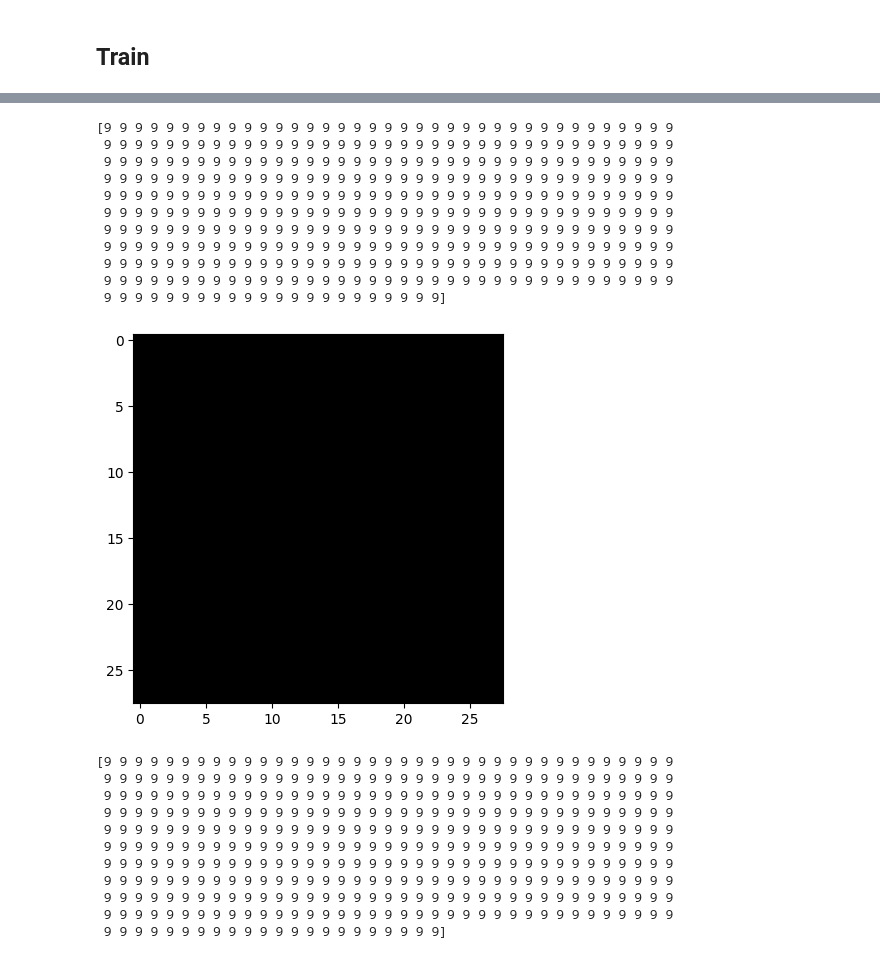
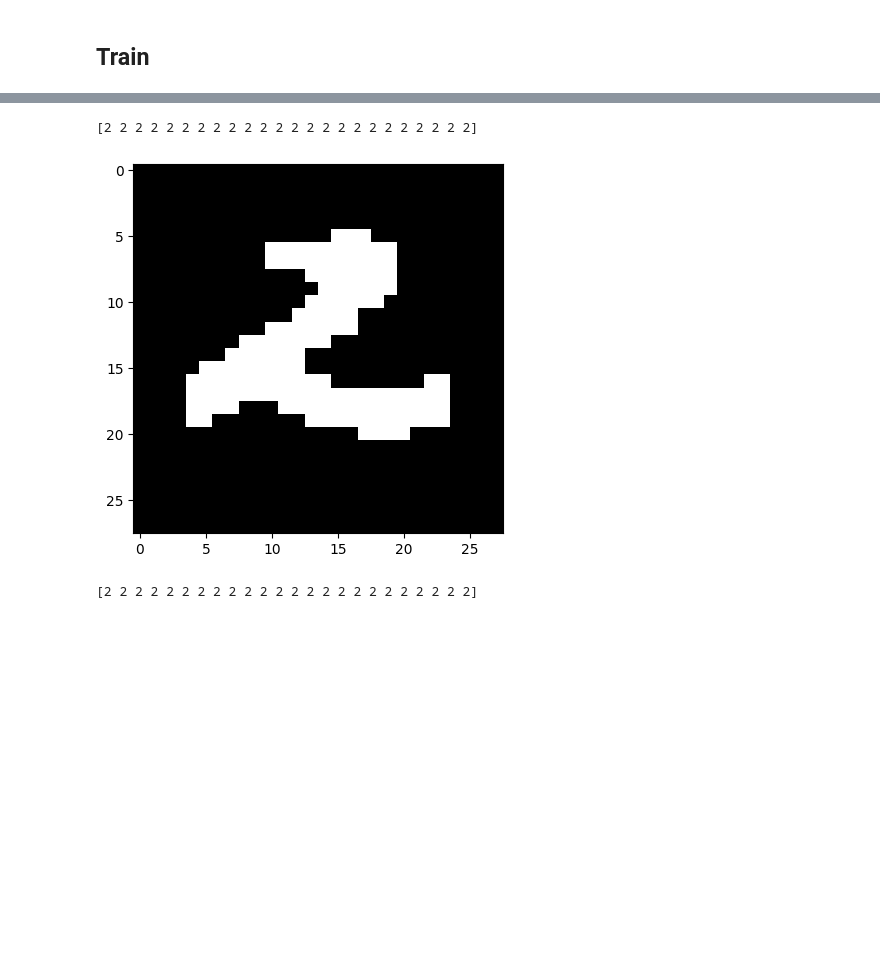
Before and after one commit to ethan-w-roland/AUNN, a Jupyter notebook: MNIST_experiment.ipynb, the cells around one changed output, grey strips where cells are left out. Saved outputs shown, nothing was run; the diff lists cells and outputs as text; code cells hidden in the pictures; blank space fills up the shorter version.

```diff
--- a/MNIST_experiment.ipynb
+++ b/MNIST_experiment.ipynb
@@ -405,7 +343,6 @@ num_epochs = 50000
 
 model = AUNNModel(
     embedding_dim=embedd_dim,
-    id_dim=id_dim,
     output_dim=output_dim,
     num_layers=num_layers,
     hidden_dim=hidden_dim).to(device)
@@ -413,11 +352,11 @@ print(f"Model has {model.count_params():,} parameters")
 # %%
 criterion = nn.CrossEntropyLoss()
-lr = 1e-3
+lr = 0.001
 optimizer = optim.AdamW(model.parameters(), lr=lr)
 # %%
 #DEBUG
-num_ex = len(train_labels)
-# num_ex = 2000
+# num_ex = len(train_labels)
+num_ex = 1000
 train_data = train_data[:num_ex*ex_len]
-train_data = torch.tensor(train_data, dtype=torch.uint8).to(device)
+train_data = torch.tensor(train_data, dtype=torch.long).to(device)
 print(f"train_data: {train_data.shape}")
@@ -445,17 +386,23 @@ for epoch in tqdm(list(range(num_epochs))):
         end = start + batch_size
         end = min(end, len(train_data))
         targets = train_data[start:end]
+
         #define absolute indices of data points
         abs_indices = torch.arange(start, end)
         #apply modulo ex_len to inputs, index relative to ex start
         data_indices = abs_indices % ex_len
         #apply floor division to inputs, index of current example
         ex_indices = abs_indices // ex_len
-        #stack two indices along id dimension
-        inputs = torch.stack([data_indices, ex_indices], dim=1).to(device)
+        #multiply ex_indices by 256 in order to align with power of 2
+        assert 256 > ex_len
+        ex_indices = ex_indices * 256
+        #addd data_inds to ex_inds
+        indices = ex_indices + data_indices
+        #move to device
+        indices = indices.to(device)
 
         # Forward pass
-        outputs = model(inputs)
+        outputs = model(indices)
         loss = criterion(outputs, targets)
         loss.backward()
 
@@ -555,55 +512,28 @@ print(lbl_2)
 # %%
-entry_num = num_ex - 1
+entry_num = num_ex - 100
 offset = entry_num * ex_len
 abs_indices = torch.arange(offset, offset+ex_len, device=device)
 data_indices = abs_indices % ex_len
 ex_indices = abs_indices // ex_len
-inputs = torch.stack([data_indices, ex_indices], dim=1).to(device)
+ex_indices = ex_indices * 256
+indices = ex_indices + data_indices
 with torch.no_grad():
-    outputs = model(inputs)
+    outputs = model(indices)
     outputs = torch.argmax(outputs, dim=1)
 
 outputs = outputs.cpu().numpy()
 lbl_1 = outputs[0:lbl_len]
 img = outputs[lbl_len:lbl_len+img_len]
 lbl_2 = outputs[lbl_len+img_len:]
 
-# lbl_1_val = lbl_1[:4]
-# lbl_1_val = lbl_1_val @ (1 << np.arange(4)) #bin to decimal
-# print(lbl_1_val)
-
 print(lbl_1)
-img = img.astype(np.uint8)
-# img = np.unpackbits(img)
-# img = img.reshape(28, 32)
-img = img.reshape(28, 28)
-# img = byte_decompress_img(img)
+img = decode_patches(img, 2)
 plt.imshow(img, cmap='gray')
 plt.show()
 print(lbl_2)
 # %% [output]
-[9 9 9 9 9 9 9 9 9 9 9 9 9 9 9 9 9 9 9 9 9 9 9 9 9 9 9 9 9 9 9 9 9 9 9 9 9
- 9 9 9 9 9 9 9 9 9 9 9 9 9 9 9 9 9 9 9 9 9 9 9 9 9 9 9 9 9 9 9 9 9 9 9 9 9
- 9 9 9 9 9 9 9 9 9 9 9 9 9 9 9 9 9 9 9 9 9 9 9 9 9 9 9 9 9 9 9 9 9 9 9 9 9
- 9 9 9 9 9 9 9 9 9 9 9 9 9 9 9 9 9 9 9 9 9 9 9 9 9 9 9 9 9 9 9 9 9 9 9 9 9
- 9 9 9 9 9 9 9 9 9 9 9 9 9 9 9 9 9 9 9 9 9 9 9 9 9 9 9 9 9 9 9 9 9 9 9 9 9
- 9 9 9 9 9 9 9 9 9 9 9 9 9 9 9 9 9 9 9 9 9 9 9 9 9 9 9 9 9 9 9 9 9 9 9 9 9
- 9 9 9 9 9 9 9 9 9 9 9 9 9 9 9 9 9 9 9 9 9 9 9 9 9 9 9 9 9 9 9 9 9 9 9 9 9
- 9 9 9 9 9 9 9 9 9 9 9 9 9 9 9 9 9 9 9 9 9 9 9 9 9 9 9 9 9 9 9 9 9 9 9 9 9
- 9 9 9 9 9 9 9 9 9 9 9 9 9 9 9 9 9 9 9 9 9 9 9 9 9 9 9 9 9 9 9 9 9 9 9 9 9
- 9 9 9 9 9 9 9 9 9 9 9 9 9 9 9 9 9 9 9 9 9 9 9 9 9 9 9 9 9 9 9 9 9 9 9 9 9
- 9 9 9 9 9 9 9 9 9 9 9 9 9 9 9 9 9 9 9 9 9 9]
+[2 2 2 2 2 2 2 2 2 2 2 2 2 2 2 2 2 2 2 2 2 2 2 2]
-[figure, old version]
+[figure, new version]
-[9 9 9 9 9 9 9 9 9 9 9 9 9 9 9 9 9 9 9 9 9 9 9 9 9 9 9 9 9 9 9 9 9 9 9 9 9
- 9 9 9 9 9 9 9 9 9 9 9 9 9 9 9 9 9 9 9 9 9 9 9 9 9 9 9 9 9 9 9 9 9 9 9 9 9
- 9 9 9 9 9 9 9 9 9 9 9 9 9 9 9 9 9 9 9 9 9 9 9 9 9 9 9 9 9 9 9 9 9 9 9 9 9
- 9 9 9 9 9 9 9 9 9 9 9 9 9 9 9 9 9 9 9 9 9 9 9 9 9 9 9 9 9 9 9 9 9 9 9 9 9
- 9 9 9 9 9 9 9 9 9 9 9 9 9 9 9 9 9 9 9 9 9 9 9 9 9 9 9 9 9 9 9 9 9 9 9 9 9
- 9 9 9 9 9 9 9 9 9 9 9 9 9 9 9 9 9 9 9 9 9 9 9 9 9 9 9 9 9 9 9 9 9 9 9 9 9
- 9 9 9 9 9 9 9 9 9 9 9 9 9 9 9 9 9 9 9 9 9 9 9 9 9 9 9 9 9 9 9 9 9 9 9 9 9
- 9 9 9 9 9 9 9 9 9 9 9 9 9 9 9 9 9 9 9 9 9 9 9 9 9 9 9 9 9 9 9 9 9 9 9 9 9
- 9 9 9 9 9 9 9 9 9 9 9 9 9 9 9 9 9 9 9 9 9 9 9 9 9 9 9 9 9 9 9 9 9 9 9 9 9
- 9 9 9 9 9 9 9 9 9 9 9 9 9 9 9 9 9 9 9 9 9 9 9 9 9 9 9 9 9 9 9 9 9 9 9 9 9
- 9 9 9 9 9 9 9 9 9 9 9 9 9 9 9 9 9 9 9 9 9 9]
+[2 2 2 2 2 2 2 2 2 2 2 2 2 2 2 2 2 2 2 2 2 2 2 2]
 # %%
 for i in range(100):
```
Also changed, not shown: parts of 17 cells of this notebook, 3 other files.
